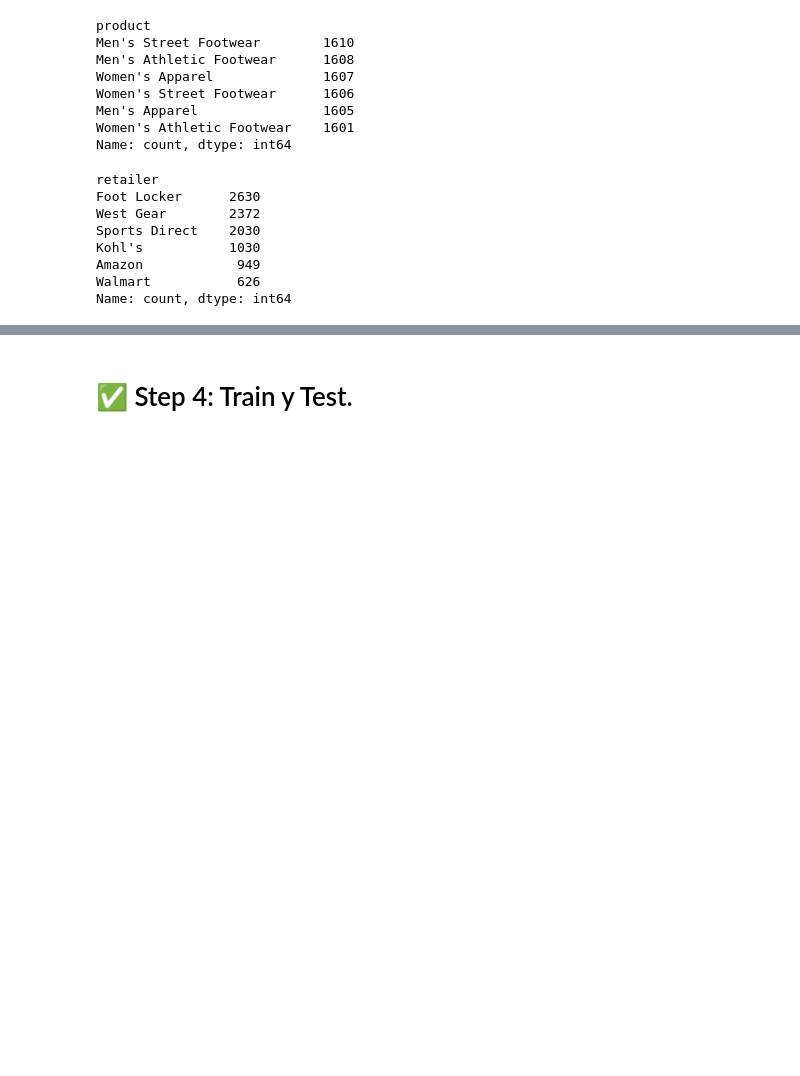
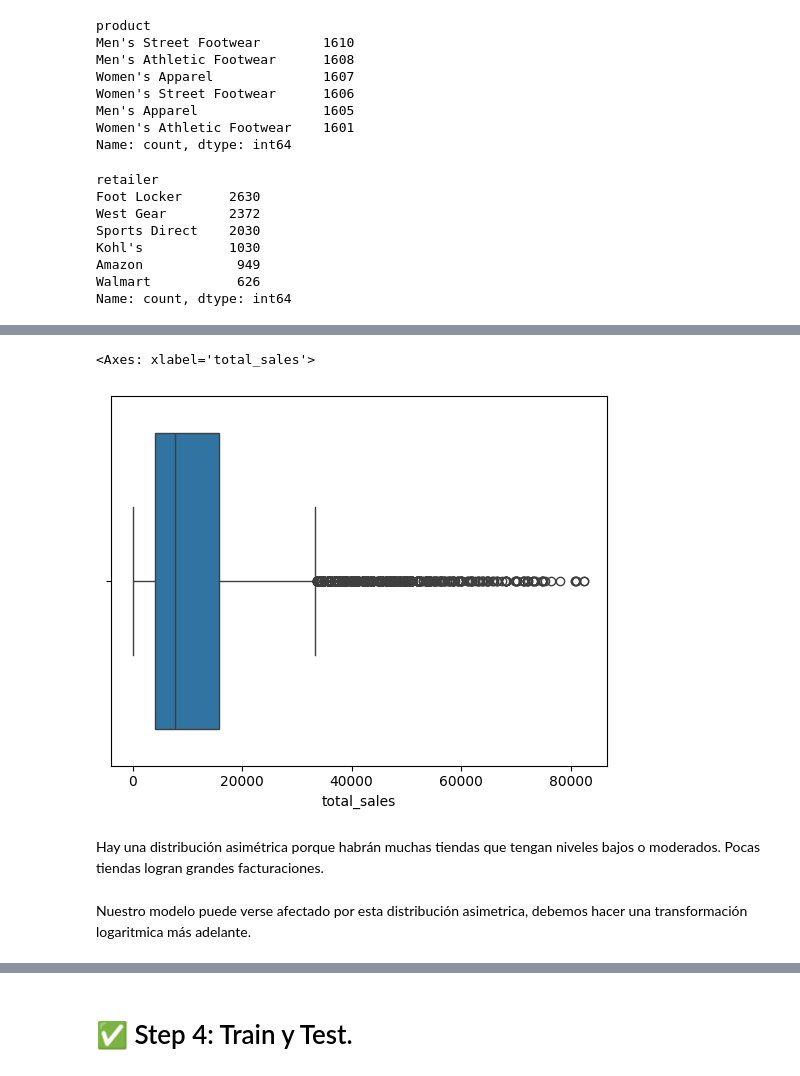
Before and after one commit to antonio-herrera-gb/ML_Adidas-Forecast, a Jupyter notebook: src/notebooks/two.ipynb, the cells around one changed output, grey strips where cells are left out. Saved outputs shown, nothing was run; the diff lists cells and outputs as text; code cells hidden in the pictures; blank space fills up the shorter version.

```diff
--- a/src/notebooks/two.ipynb
+++ b/src/notebooks/two.ipynb
@@ -351,0 +359,7 @@ Name: count, dtype: int64
+# %%
+sns.boxplot(x=df["total_sales"])
+# %% [output]
+<Axes: xlabel='total_sales'>
+[figure, added]
+# %% [markdown]
+Hay una distribución asimétrica porque habrán muchas tiendas que tengan niveles bajos o moderados. Pocas tiendas logran grandes facturaciones.
@@ -351,0 +369,2 @@ Name: count, dtype: int64
+# %% [markdown]
+Nuestro modelo puede verse afectado por esta distribución asimetrica, debemos hacer una transformación logaritmica más adelante.
```
Also changed, not shown: parts of 28 cells of this notebook, 3 other files.
